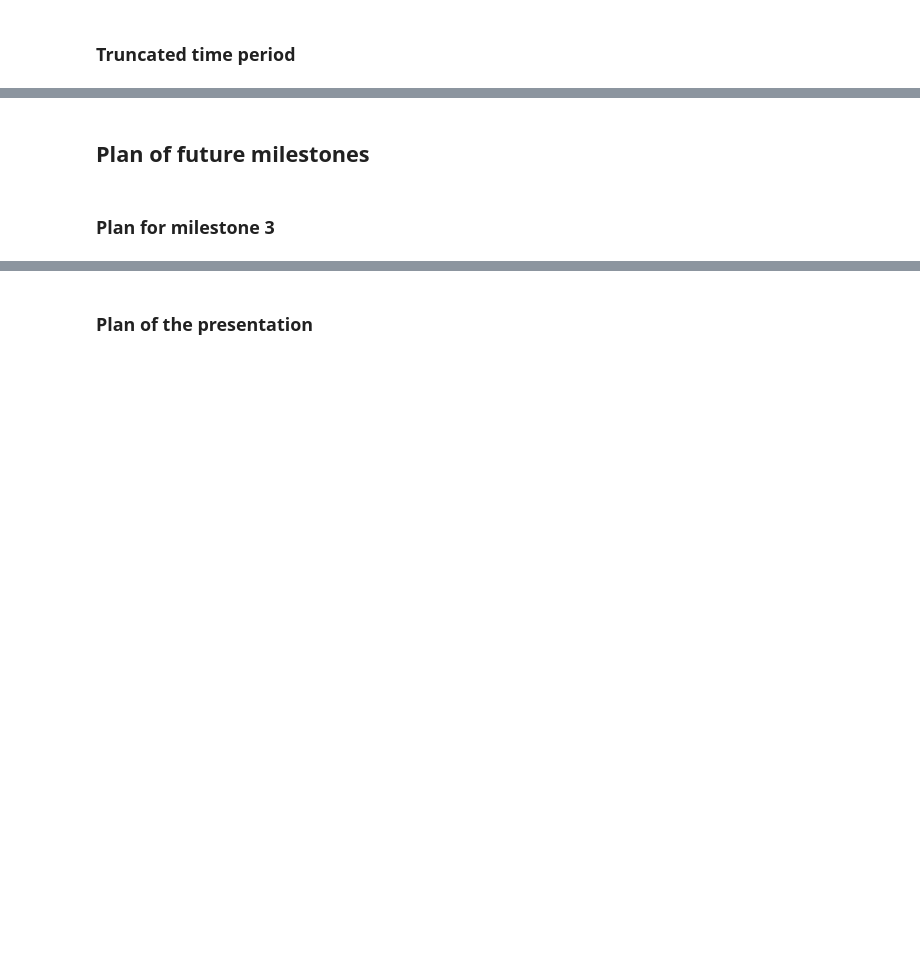
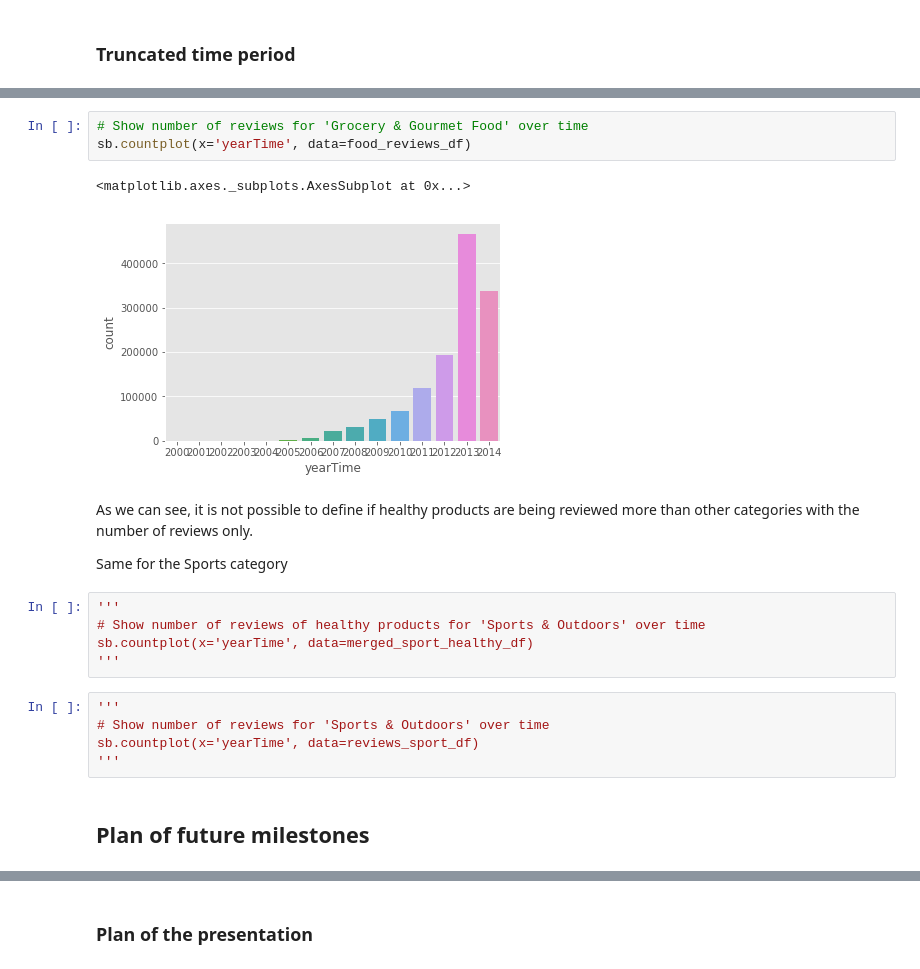
Before and after one commit to darioAnongba/EPFL-ADA, a Jupyter notebook: project/Report.ipynb, the cells around one changed output, grey strips where cells are left out. Saved outputs shown, nothing was run; the diff lists cells and outputs as text; blank space fills up the shorter version.

Commit message:
Report cleaned, ready to merge

```diff
--- a/project/Report.ipynb
+++ b/project/Report.ipynb
@@ -129,4 +156,22 @@ sport_cat_count_df.head(20)
+# %%
+# Show number of reviews for 'Grocery & Gourmet Food' over time
+sb.countplot(x='yearTime', data=food_reviews_df)
+# %% [output]
+<matplotlib.axes._subplots.AxesSubplot at 0x...>
+[figure, added]
+# %% [markdown]
+As we can see, it is not possible to define if healthy products are being reviewed more than other categories with the number of reviews only.
+
+Same for the Sports category
+# %%
+'''
+# Show number of reviews of healthy products for 'Sports & Outdoors' over time
+sb.countplot(x='yearTime', data=merged_sport_healthy_df)
+'''
+# %%
+'''
+# Show number of reviews for 'Sports & Outdoors' over time
+sb.countplot(x='yearTime', data=reviews_sport_df)
+'''
 # %% [markdown]
 ## Plan of future milestones
-# %% [markdown]
-### Plan for milestone 3
```
Also changed, not shown: parts of 16 cells of this notebook, 1 other file.
